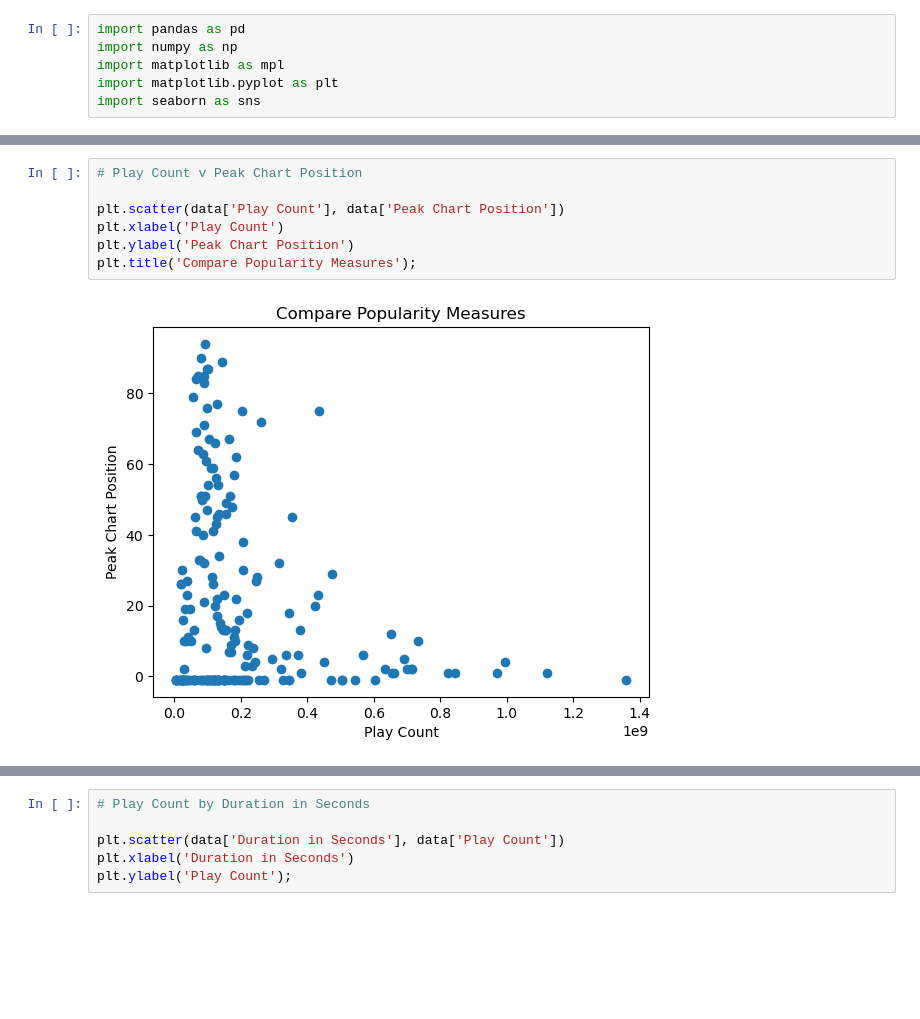
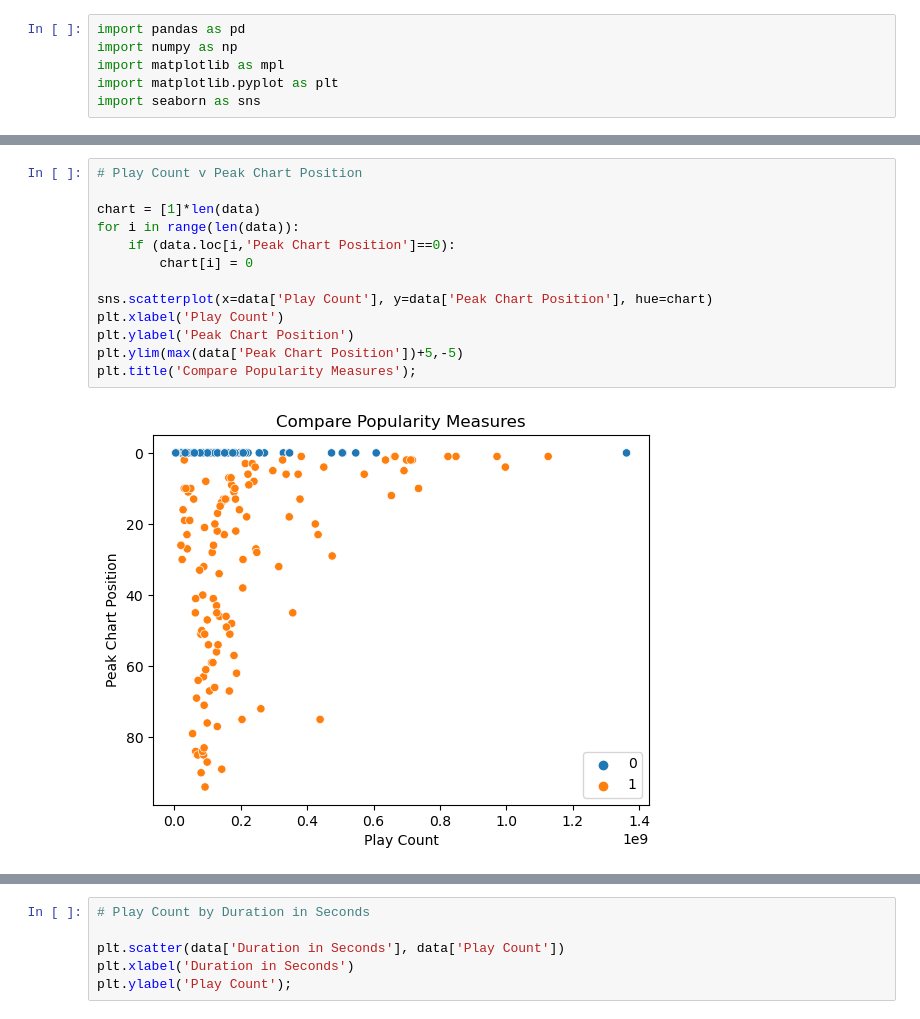
Before and after one commit to kbmoore02/Blog_3, a Jupyter notebook: EDA (Data Visualization).ipynb, the cells around one changed output, grey strips where cells are left out. Cells and saved outputs as stored; diff of their text form; blank space fills up the shorter version.

```diff
--- a/EDA (Data Visualization).ipynb
+++ b/EDA (Data Visualization).ipynb
@@ -45,12 +72,18 @@ plt.ylabel('Play Count');
 # %%
 # Play Count v Peak Chart Position
 
-plt.scatter(data['Play Count'], data['Peak Chart Position'])
+chart = [1]*len(data)
+for i in range(len(data)):
+    if (data.loc[i,'Peak Chart Position']==0):
+        chart[i] = 0
+
+sns.scatterplot(x=data['Play Count'], y=data['Peak Chart Position'], hue=chart)
 plt.xlabel('Play Count')
 plt.ylabel('Peak Chart Position')
+plt.ylim(max(data['Peak Chart Position'])+5,-5)
 plt.title('Compare Popularity Measures');
 # %% [output]
-[figure, old version]
+[figure, new version]
 # %%
 # Play Count v Weeks on Chart
 
```
Also changed, not shown: parts of 14 cells of this notebook, 1 other file.
